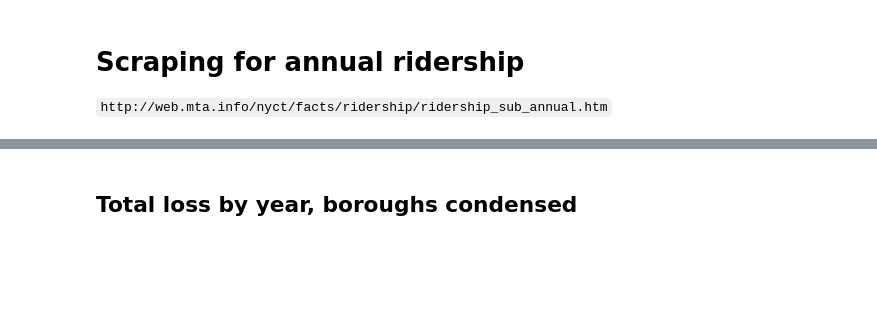
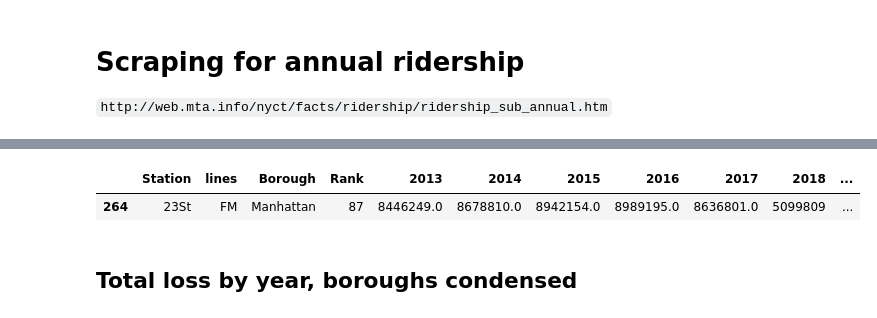
Before and after one commit to sawyerclick/portfolio, a Jupyter notebook: project/subway-ridership/Ridership scraper.ipynb, the cells around one changed output, grey strips where cells are left out. Saved outputs shown, nothing was run; the diff lists cells and outputs as text; code cells hidden in the pictures; blank space fills up the shorter version.

```diff
--- a/project/subway-ridership/Ridership scraper.ipynb
+++ b/project/subway-ridership/Ridership scraper.ipynb
@@ -210,6 +206,11 @@ df.head()
 | 2 | 161St-YankeeStadium | BD4 | The Bronx | 38 | 8766012.0 | 8961029.0 | 8922188.0 | 8784407.0 | 8596506.0 | 8392290 | ... |
 | 3 | 167St | 4 | The Bronx | 165 | 3081534.0 | 3067345.0 | 3180274.0 | 3179087.0 | 2954228.0 | 2933140 | ... |
 | 4 | 167St | BD | The Bronx | 231 | 3091289.0 | 3245977.0 | 3295032.0 | 3365748.0 | 3293451.0 | 2022919 | ... |
+# %%
+df[df['17-18 change'] == df['17-18 change'].min()]
+# %% [output]
+|  | Station | lines | Borough | Rank | 2013 | 2014 | 2015 | 2016 | 2017 | 2018 | ... |
+| 264 | 23St | FM | Manhattan | 87 | 8446249.0 | 8678810.0 | 8942154.0 | 8989195.0 | 8636801.0 | 5099809 | ... |
 # %% [markdown]
 ## Total loss by year, boroughs condensed
 # %%
```
Also changed, not shown: parts of 3 cells of this notebook, 4 other files.
